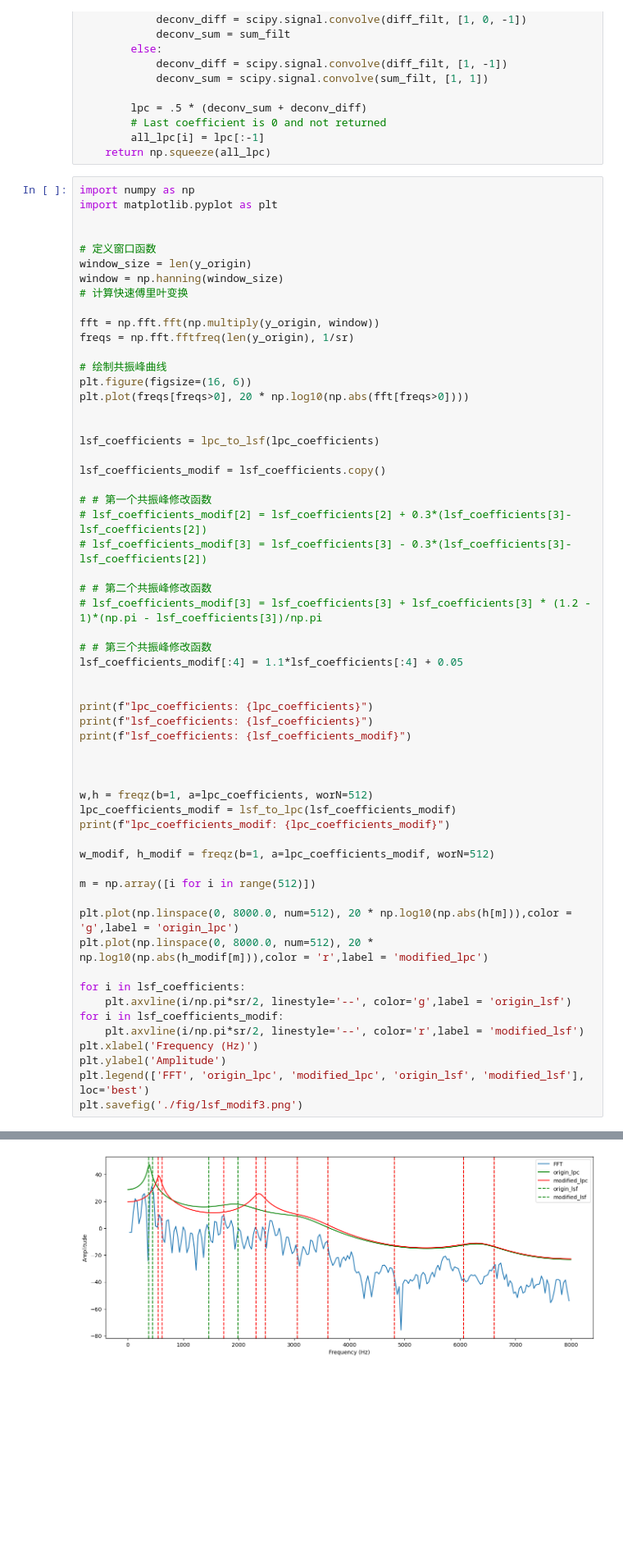
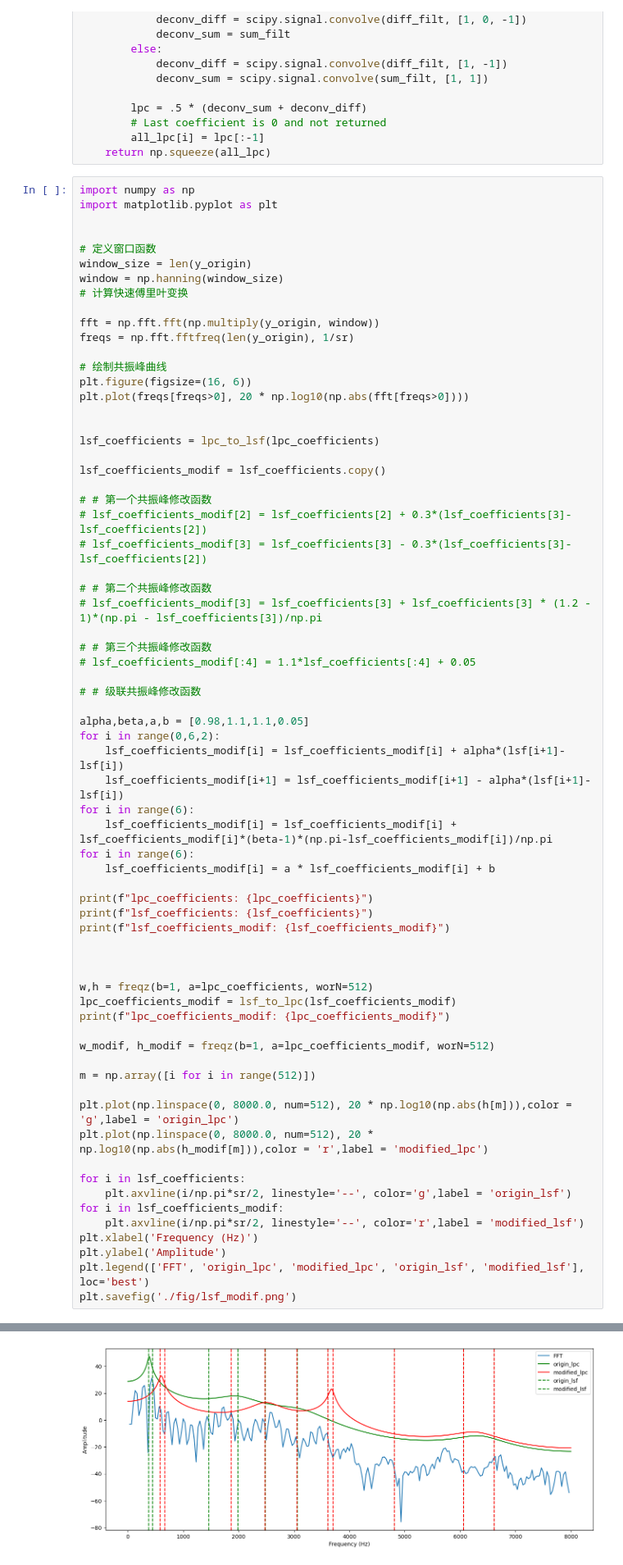
Before and after one commit to ZJUshine/Micro-privacy, a Jupyter notebook: preanalysis/LPC_LSF_analysis/LPC_LSF_analysis.ipynb, the cells around one changed output, grey strips where cells are left out. Shown: that part at 82% size. Drawn from its saved outputs; the diff is of its cells as text; blank space fills up the shorter version.

```diff
--- a/preanalysis/LPC_LSF_analysis/LPC_LSF_analysis.ipynb
+++ b/preanalysis/LPC_LSF_analysis/LPC_LSF_analysis.ipynb
@@ -151,12 +151,22 @@ lsf_coefficients_modif = lsf_coefficients.copy()
 # lsf_coefficients_modif[3] = lsf_coefficients[3] + lsf_coefficients[3] * (1.2 - 1)*(np.pi - lsf_coefficients[3])/np.pi
 
 # # 第三个共振峰修改函数
-lsf_coefficients_modif[:4] = 1.1*lsf_coefficients[:4] + 0.05
+# lsf_coefficients_modif[:4] = 1.1*lsf_coefficients[:4] + 0.05
 
+# # 级联共振峰修改函数
+
+alpha,beta,a,b = [0.98,1.1,1.1,0.05]
+for i in range(0,6,2):
+    lsf_coefficients_modif[i] = lsf_coefficients_modif[i] + alpha*(lsf[i+1]-lsf[i])
+    lsf_coefficients_modif[i+1] = lsf_coefficients_modif[i+1] - alpha*(lsf[i+1]-lsf[i])
+for i in range(6):
+    lsf_coefficients_modif[i] = lsf_coefficients_modif[i] + lsf_coefficients_modif[i]*(beta-1)*(np.pi-lsf_coefficients_modif[i])/np.pi
+for i in range(6):
+    lsf_coefficients_modif[i] = a * lsf_coefficients_modif[i] + b
 
 print(f"lpc_coefficients: {lpc_coefficients}")
 print(f"lsf_coefficients: {lsf_coefficients}")
-print(f"lsf_coefficients: {lsf_coefficients_modif}")
+print(f"lsf_coefficients_modif: {lsf_coefficients_modif}")
 
 
 
@@ -178,7 +188,7 @@ for i in lsf_coefficients_modif:
 plt.xlabel('Frequency (Hz)')
 plt.ylabel('Amplitude')
 plt.legend(['FFT', 'origin_lpc', 'modified_lpc', 'origin_lsf', 'modified_lsf'], loc='best')
-plt.savefig('./fig/lsf_modif3.png')
+plt.savefig('./fig/lsf_modif.png')
 # %% [output]
 lpc_coefficients: [ 1.         -2.69961182  3.16894215 -2.05149439  0.81394676 -0.78538045
   1.37243546 -1.45650596  0.89992908 -0.29439063  0.06871384]
@@ -191 +201 @@ lpc_coefficients_modif: [ 1.         -2.51497733  2.96513115 -1.95894977  0.7577
-[figure, old version]
+[figure, new version]
```
Also changed, not shown: parts of 1 cell of this notebook, 6 other files.
